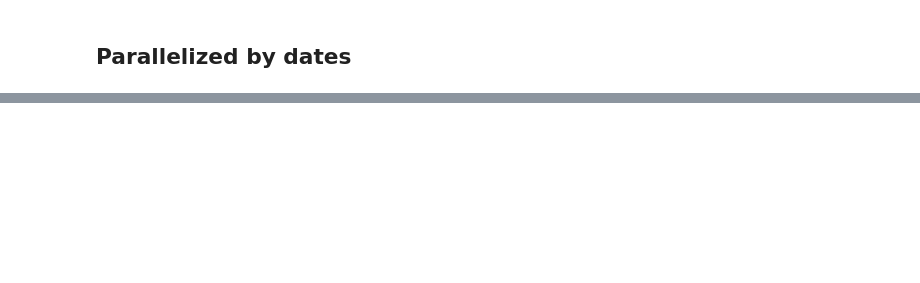
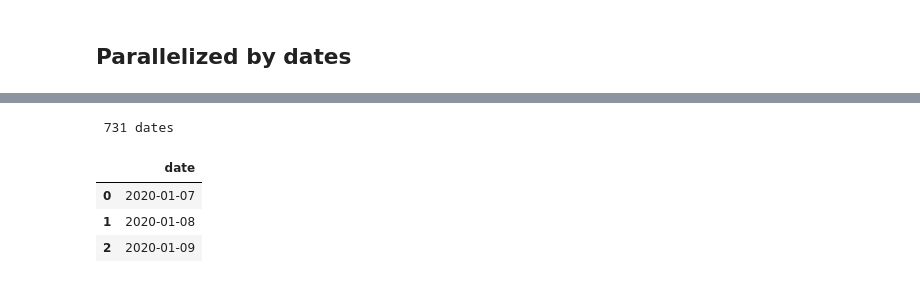
Before and after one commit to reycn/media-cloud-search, a Jupyter notebook: script/0.download.attention.ipynb, the cells around one changed output, grey strips where cells are left out. Drawn from its saved outputs; the diff is of its cells as text; code cells hidden in the pictures; blank space fills up the shorter version.

Commit message:
[data] update

```diff
--- a/script/0.download.attention.ipynb
+++ b/script/0.download.attention.ipynb
@@ -303,0 +437,17 @@ dates = [dt.date(2021, 1, day) for day in range(1, 8)]
+# %%
+from datetime import timedelta
+
+# dates = [dt.date(2020, 1, day) for day in range(1, 3)]
+dates = pd.date_range(
+    dt.date(2020, 1, 7), dt.date(2022, 1, 7) - timedelta(days=1), freq="d"
+)
+df_dates = pd.DataFrame(dates, columns=["date"])
+df_dates["date"] = df_dates["date"].dt.date
+pp(f"[bold green] {len(df_dates)} dates[/bold green]")
+df_dates.head(3)
+# %% [output]
+ 731 dates
+|  | date |
+| 0 | 2020-01-07 |
+| 1 | 2020-01-08 |
+| 2 | 2020-01-09 |
```
Also changed, not shown: parts of 10 cells of this notebook, 5 other files.
